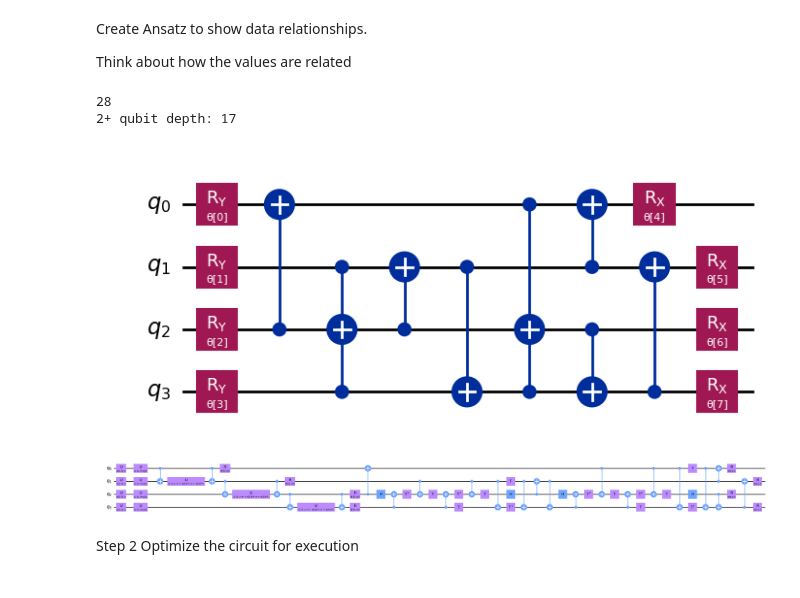
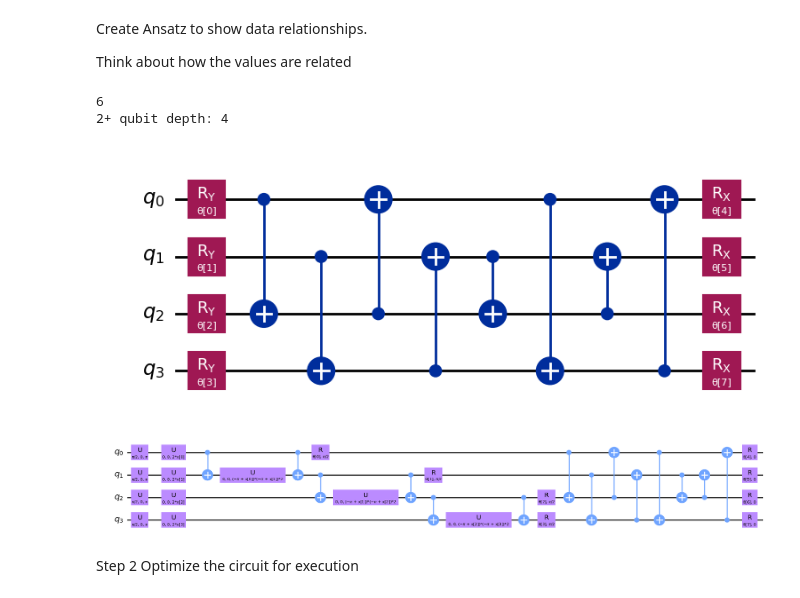
Before and after one commit to peoplesinc/air-pollution-data, a Jupyter notebook: baltimore-figures/baltimore_qml.ipynb, the cells around one changed output. Saved outputs shown, nothing was run; the diff lists cells and outputs as text; code cells hidden in the pictures.

```diff
--- a/baltimore-figures/baltimore_qml.ipynb
+++ b/baltimore-figures/baltimore_qml.ipynb
@@ -505,28 +522,29 @@ Think about how the values are related
 # %%
 # Import the necessary packages
 from qiskit import QuantumCircuit
 
 # Here is a list of qubit pairs between which we want CNOT gates. The choice of these is not yet obvious.
 # Change this to include ALL of the demographic group qubits
 
 #qnn_cnot_list = [[2,0],[1,3,2],[0,3],[3,1],[0,1,3],[2,0],[1,2]] #Ansatz
 
 # qnn_cnot_list = [[2,0],[1,3,2],[0,3],[3,1],[0,2,3],[1,2],[1,2,0]] #Ansatz
-qnn_cnot_list = [[2,0],[1,3,2],[2,1],[1,3],[0,3,2],[1,0],[2,3],[3,1]] #Ansatz
+qnn_cnot_list =  [[0,2],[2,0],[1,3],[3,1],[1,2],[2,1],[0,3],[3,0]]#Ansatz
+
 
 ansatz = create_ansatz_circuit(qubits=num_qubits, superposition=False, gate_list=qnn_cnot_list)
 # Check the circuit depth, and the two-qubit gate depth
 print(ansatz.decompose().depth())
 print(
     f"2+ qubit depth: {ansatz.decompose().depth(lambda instr: len(instr.qubits) > 1)}"
 )
 
 # Draw the circuit
 ansatz.draw("mpl")
 # %% [output]
-28
-2+ qubit depth: 17
+6
+2+ qubit depth: 4
-[figure, old version]
+[figure, new version]
 # %%
 # QNN ansatz
 
@@ -539,7 +557,7 @@ full_circuit.compose(ansatz, range(num_qubits), inplace=True)
 # Display the circuit
 full_circuit.decompose().draw("mpl", style="clifford", fold=-1)
 # %% [output]
-[figure, old version]
+[figure, new version]
 # %% [markdown]
 Step 2
 Optimize the circuit for execution
```
Also changed, not shown: parts of 11 cells of this notebook.
